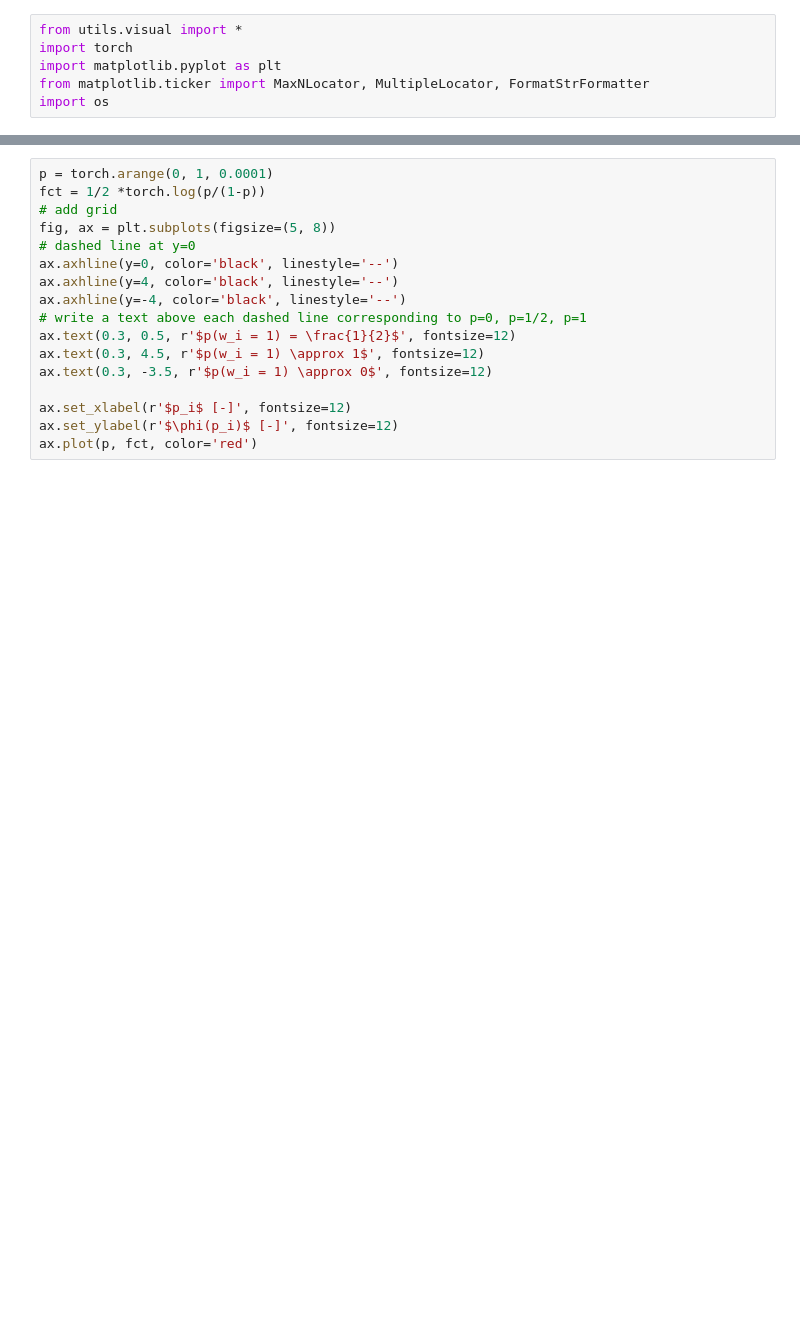
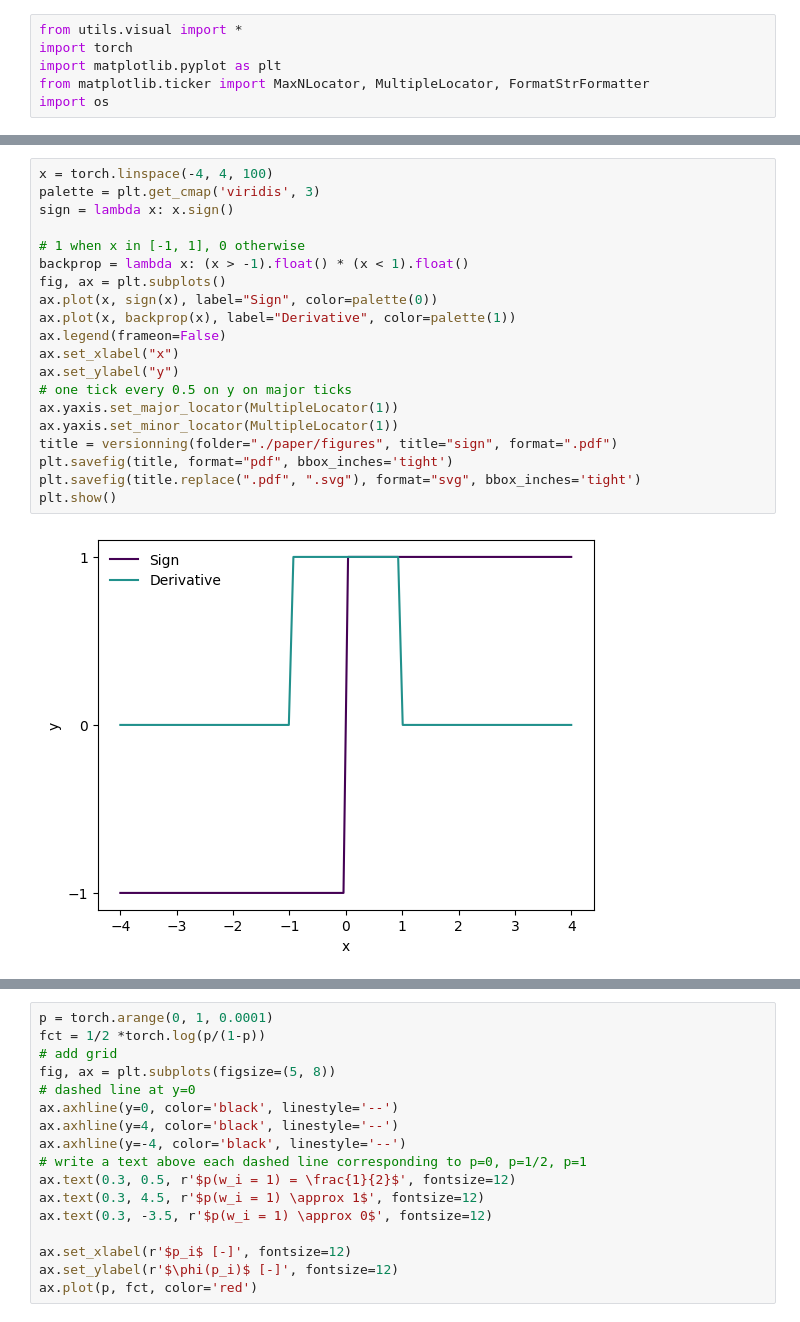
Before and after one commit to kellian-cottart/binarized-neural-networks, a Jupyter notebook: paper-figures.ipynb, the cells around one changed output, grey strips where cells are left out. Cells and saved outputs as stored; diff of their text form; blank space fills up the shorter version.

```diff
--- a/paper-figures.ipynb
+++ b/paper-figures.ipynb
@@ -50,3 +98,25 @@ plt.close()
+# %%
+x = torch.linspace(-4, 4, 100)
+palette = plt.get_cmap('viridis', 3)
+sign = lambda x: x.sign()
+
+# 1 when x in [-1, 1], 0 otherwise
+backprop = lambda x: (x > -1).float() * (x < 1).float()
+fig, ax = plt.subplots()
+ax.plot(x, sign(x), label="Sign", color=palette(0))
+ax.plot(x, backprop(x), label="Derivative", color=palette(1))
+ax.legend(frameon=False)
+ax.set_xlabel("x")
+ax.set_ylabel("y")
+# one tick every 0.5 on y on major ticks
+ax.yaxis.set_major_locator(MultipleLocator(1))
+ax.yaxis.set_minor_locator(MultipleLocator(1))
+title = versionning(folder="./paper/figures", title="sign", format=".pdf")
+plt.savefig(title, format="pdf", bbox_inches='tight')
+plt.savefig(title.replace(".pdf", ".svg"), format="svg", bbox_inches='tight')
+plt.show()
+# %% [output]
+[figure, added]
 # %%
 x = torch.linspace(-4, 4, 100)
 width = 1
```
Also changed, not shown: parts of 5 cells of this notebook, 6 other files.
